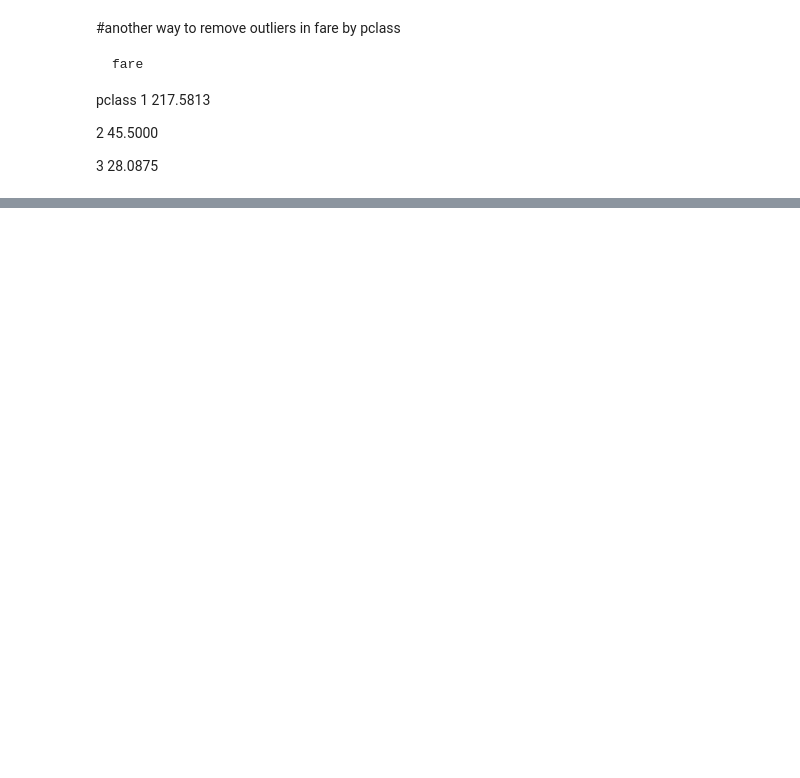
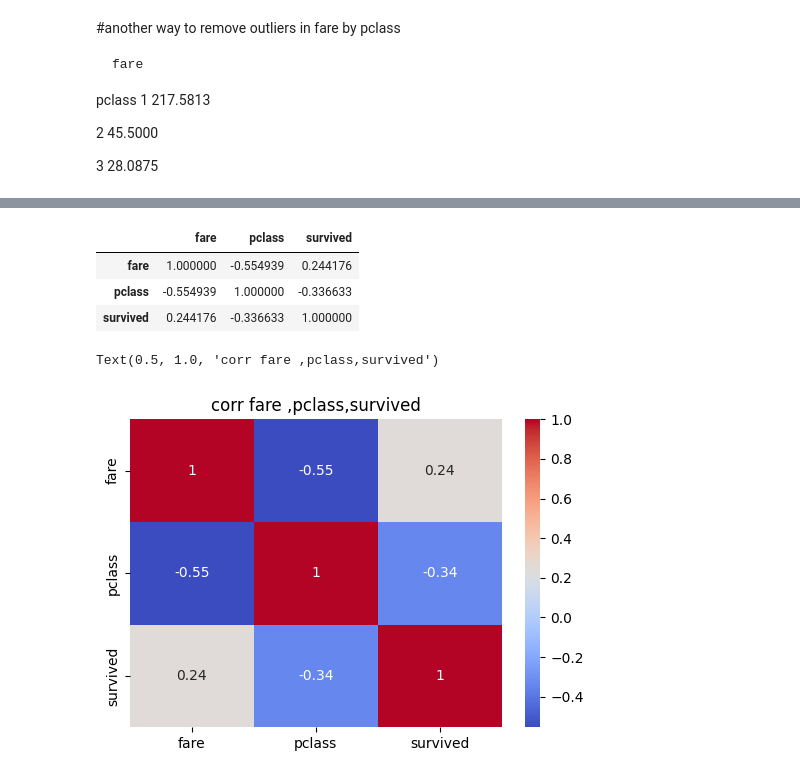
Before and after one commit to adityadomble/Dream-With-Data-Internship, a Jupyter notebook: python/Titanic_EDA_day3.ipynb, the cells around one changed output, grey strips where cells are left out. Saved outputs shown, nothing was run; the diff lists cells and outputs as text; code cells hidden in the pictures; blank space fills up the shorter version.

```diff
--- a/python/Titanic_EDA_day3.ipynb
+++ b/python/Titanic_EDA_day3.ipynb
@@ -769,0 +851,16 @@ titanic['age_group']=pd.cut(titanic['age'],bins=x,labels=y)
+# %%
+corr_matrix=titanic[['fare','pclass','survived']].corr()
+# %%
+corr_matrix
+# %% [output]
+|  | fare | pclass | survived |
+| fare | 1.000000 | -0.554939 | 0.244176 |
+| pclass | -0.554939 | 1.000000 | -0.336633 |
+| survived | 0.244176 | -0.336633 | 1.000000 |
+# %%
+plt.figure(figsize=(6,4))
+sns.heatmap(corr_matrix,annot=True,cmap='coolwarm')
+plt.title ('corr fare ,pclass,survived')
+# %% [output]
+Text(0.5, 1.0, 'corr fare ,pclass,survived')
+[figure, added]
```
Also changed, not shown: parts of 16 cells of this notebook.
